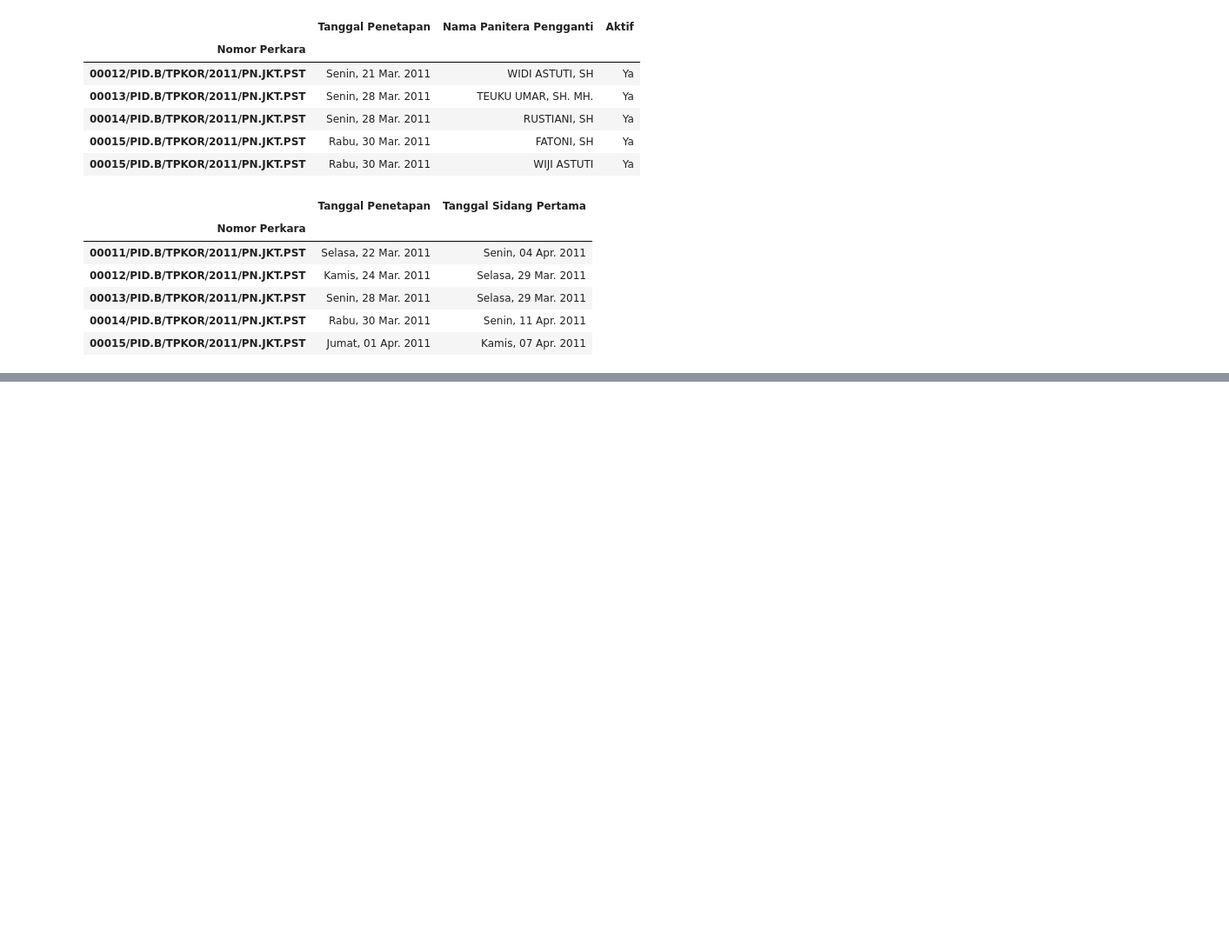
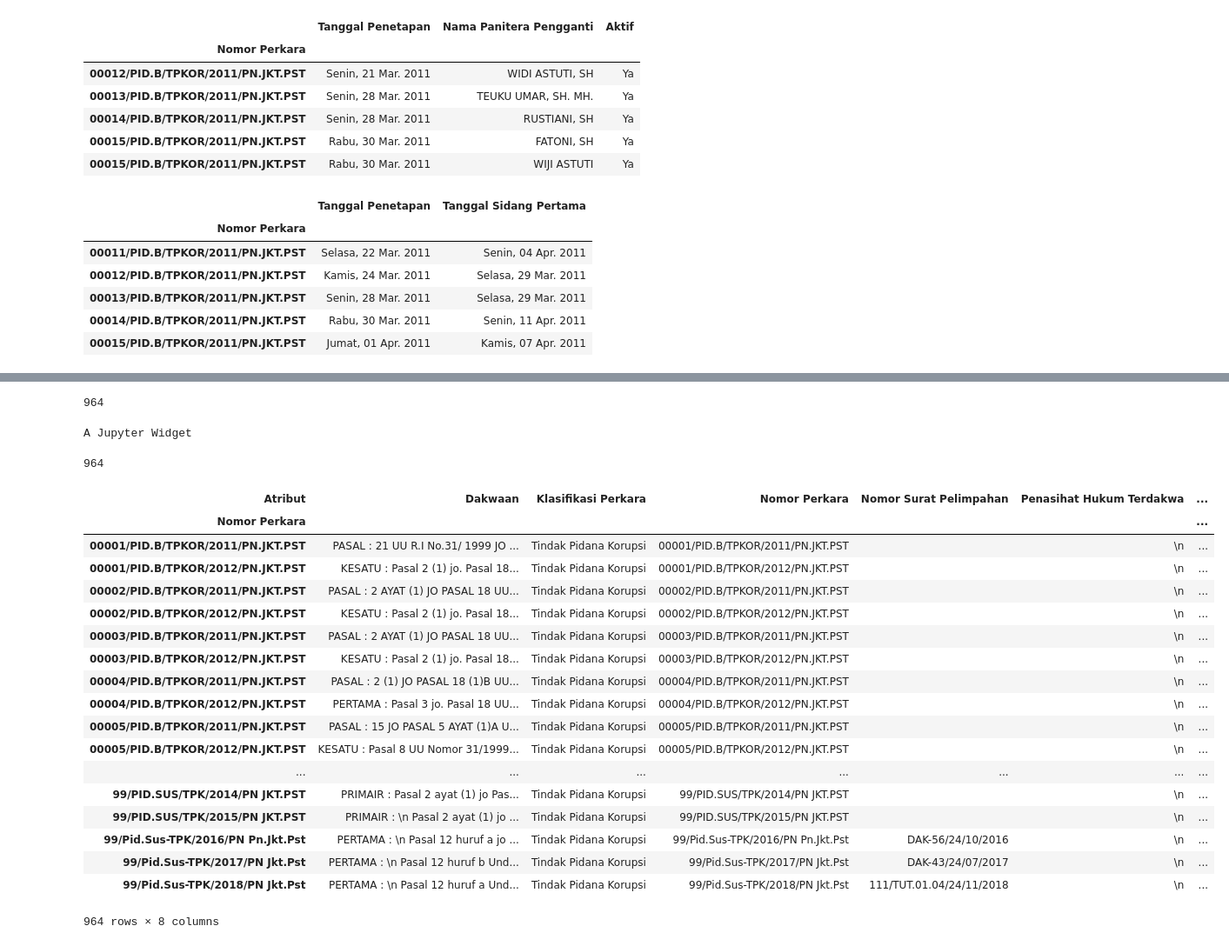
Before and after one commit to akmalf/korupsi_jaksel, a Jupyter notebook: crawl_korupsi_pnjakpus.ipynb, the cells around one changed output, grey strips where cells are left out. Shown at 87% size. Saved outputs shown, nothing was run; the diff lists cells and outputs as text; code cells hidden in the pictures; blank space fills up the shorter version.

Commit message:
Crawl General Info table

```diff
--- a/crawl_korupsi_pnjakpus.ipynb
+++ b/crawl_korupsi_pnjakpus.ipynb
@@ -166,0 +169,73 @@ data_hakim.to_csv('C:/Users/akmal.fadhlurrahman/Documents/personal_stuff/adhoc_j
+# %%
+# Load pickled case list
+with open('C:/Users/akmal.fadhlurrahman/Documents/personal_stuff/adhoc_judge/data/case_list.pickle', 'rb') as f:
+    datax = pickle.load(f)
+# %%
+case_list = list(datax.index.unique())
+len(case_list)
+# %% [output]
+964
+# %%
+general_info_table = pd.DataFrame()
+# %%
+for case in tqdm(case_list):
+    url = datax.loc[case]['Link']
+
+    driver = webdriver.Chrome()
+    driver.implicitly_wait(15)
+    driver.get(url)
+    soup = BeautifulSoup(driver.page_source, "lxml")
+    driver.quit()
+
+    # Info Umum
+    general_info = soup.find_all('table', id='infoPerkara')[0].find_all('tr')
+
+    # Skip the table-inside-table situation
+    test = []
+    for i in general_info:
+        if len(i.find_parents("tr")) == 0:
+            if i.div is None:
+                test.append(i)
+    kolom_general_info = ['Nomor Perkara','Atribut','Nilai']
+
+    info = []
+    for row in test:
+        cols = row.find_all('td')
+        cols = [ele.get_text(separator=' ') for ele in cols]
+        cols.insert(0,case)
+        info.append(cols)
+
+    page_info = pd.DataFrame(info,columns=kolom_general_info).set_index('Nomor Perkara')
+    general_info_table = general_info_table.append(page_info)
+# %% [output]
+A Jupyter Widget
+# %%
+len(list(general_info_table.index.unique()))
+# %% [output]
+964
+# %%
+# Transpose it!
+df = general_info_table
+df.reset_index(inplace=False)
+transposed_df = df.pivot(columns='Atribut',values='Nilai')
+transposed_df
+# %% [output]
+| Atribut | Dakwaan | Klasifikasi Perkara | Nomor Perkara | Nomor Surat Pelimpahan | Penasihat Hukum Terdakwa | ... |
+| Nomor Perkara |  |  |  |  |  | ... |
+| 00001/PID.B/TPKOR/2011/PN.JKT.PST | PASAL : 21 UU R.I No.31/ 1999 JO ... | Tindak Pidana Korupsi | 00001/PID.B/TPKOR/2011/PN.JKT.PST |  | \n | ... |
+| 00001/PID.B/TPKOR/2012/PN.JKT.PST | KESATU : Pasal 2 (1) jo. Pasal 18... | Tindak Pidana Korupsi | 00001/PID.B/TPKOR/2012/PN.JKT.PST |  | \n | ... |
+| 00002/PID.B/TPKOR/2011/PN.JKT.PST | PASAL : 2 AYAT (1) JO PASAL 18 UU... | Tindak Pidana Korupsi | 00002/PID.B/TPKOR/2011/PN.JKT.PST |  | \n | ... |
+| 00002/PID.B/TPKOR/2012/PN.JKT.PST | KESATU : Pasal 2 (1) jo. Pasal 18... | Tindak Pidana Korupsi | 00002/PID.B/TPKOR/2012/PN.JKT.PST |  | \n | ... |
+| 00003/PID.B/TPKOR/2011/PN.JKT.PST | PASAL : 2 AYAT (1) JO PASAL 18 UU... | Tindak Pidana Korupsi | 00003/PID.B/TPKOR/2011/PN.JKT.PST |  | \n | ... |
+| 00003/PID.B/TPKOR/2012/PN.JKT.PST | KESATU : Pasal 2 (1) jo. Pasal 18... | Tindak Pidana Korupsi | 00003/PID.B/TPKOR/2012/PN.JKT.PST |  | \n | ... |
+| 00004/PID.B/TPKOR/2011/PN.JKT.PST | PASAL : 2 (1) JO PASAL 18 (1)B UU... | Tindak Pidana Korupsi | 00004/PID.B/TPKOR/2011/PN.JKT.PST |  | \n | ... |
+| 00004/PID.B/TPKOR/2012/PN.JKT.PST | PERTAMA : Pasal 3 jo. Pasal 18 UU... | Tindak Pidana Korupsi | 00004/PID.B/TPKOR/2012/PN.JKT.PST |  | \n | ... |
+| 00005/PID.B/TPKOR/2011/PN.JKT.PST | PASAL : 15 JO PASAL 5 AYAT (1)A U... | Tindak Pidana Korupsi | 00005/PID.B/TPKOR/2011/PN.JKT.PST |  | \n | ... |
+| 00005/PID.B/TPKOR/2012/PN.JKT.PST | KESATU : Pasal 8 UU Nomor 31/1999... | Tindak Pidana Korupsi | 00005/PID.B/TPKOR/2012/PN.JKT.PST |  | \n | ... |
+| ... | ... | ... | ... | ... | ... | ... |
+| 99/PID.SUS/TPK/2014/PN JKT.PST | PRIMAIR : Pasal 2 ayat (1) jo Pas... | Tindak Pidana Korupsi | 99/PID.SUS/TPK/2014/PN JKT.PST |  | \n | ... |
+| 99/PID.SUS/TPK/2015/PN JKT.PST | PRIMAIR : \n Pasal 2 ayat (1) jo ... | Tindak Pidana Korupsi | 99/PID.SUS/TPK/2015/PN JKT.PST |  | \n | ... |
+| 99/Pid.Sus-TPK/2016/PN Pn.Jkt.Pst | PERTAMA : \n Pasal 12 huruf a jo ... | Tindak Pidana Korupsi | 99/Pid.Sus-TPK/2016/PN Pn.Jkt.Pst | DAK-56/24/10/2016 | \n | ... |
+| 99/Pid.Sus-TPK/2017/PN Jkt.Pst | PERTAMA : \n Pasal 12 huruf b Und... | Tindak Pidana Korupsi | 99/Pid.Sus-TPK/2017/PN Jkt.Pst | DAK-43/24/07/2017 | \n | ... |
+| 99/Pid.Sus-TPK/2018/PN Jkt.Pst | PERTAMA : \n Pasal 12 huruf a Und... | Tindak Pidana Korupsi | 99/Pid.Sus-TPK/2018/PN Jkt.Pst | 111/TUT.01.04/24/11/2018 | \n | ... |
+964 rows × 8 columns
```
Also changed, not shown: parts of 3 cells of this notebook.
